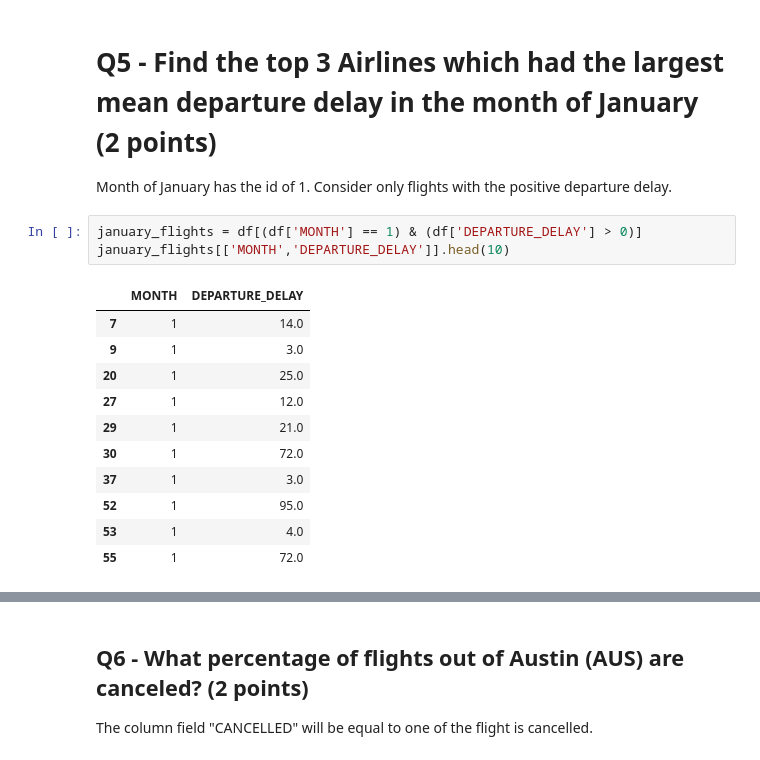
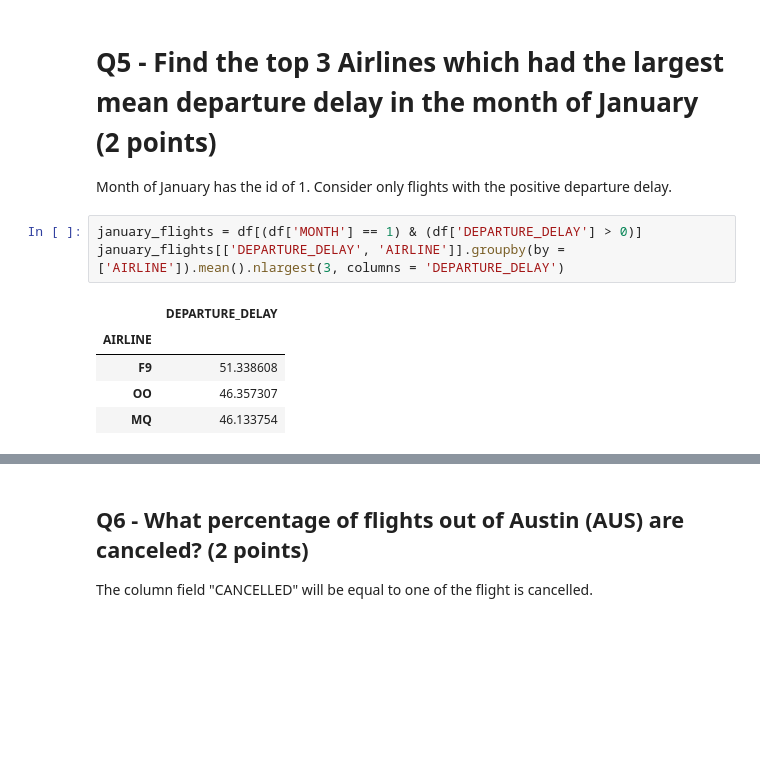
Before and after one commit to dylanxlam/data_science_practice_and_skills, a Jupyter notebook: 329e_HW01_Spring24.ipynb, the cells around one changed output, grey strips where cells are left out. Cells and saved outputs as stored; diff of their text form; blank space fills up the shorter version.

```diff
--- a/329e_HW01_Spring24.ipynb
+++ b/329e_HW01_Spring24.ipynb
@@ -161,16 +112,10 @@ weekends[['DAY_OF_WEEK','DEPARTURE_DELAY']].nlargest(5, columns = 'DEPARTURE_DEL
 Month of January has the id of 1. Consider only flights with the positive departure delay.
 # %%
 january_flights = df[(df['MONTH'] == 1) & (df['DEPARTURE_DELAY'] > 0)]
-january_flights[['MONTH','DEPARTURE_DELAY']].head(10)
+january_flights[['DEPARTURE_DELAY', 'AIRLINE']].groupby(by = ['AIRLINE']).mean().nlargest(3, columns = 'DEPARTURE_DELAY')
 # %% [output]
-|  | MONTH | DEPARTURE_DELAY |
-| 7 | 1 | 14.0 |
-| 9 | 1 | 3.0 |
-| 20 | 1 | 25.0 |
-| 27 | 1 | 12.0 |
-| 29 | 1 | 21.0 |
-| 30 | 1 | 72.0 |
-| 37 | 1 | 3.0 |
-| 52 | 1 | 95.0 |
-| 53 | 1 | 4.0 |
-| 55 | 1 | 72.0 |
+|  | DEPARTURE_DELAY |
+| AIRLINE |  |
+| F9 | 51.338608 |
+| OO | 46.357307 |
+| MQ | 46.133754 |
```
Also changed, not shown: parts of 15 cells of this notebook, 1 other file.
